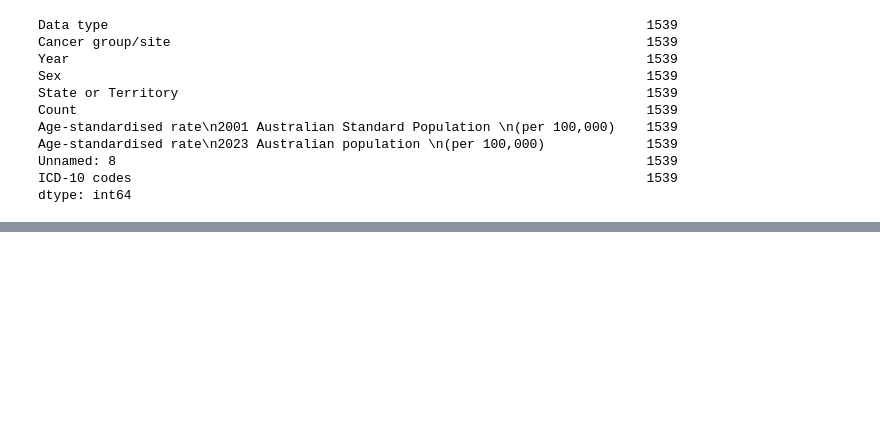
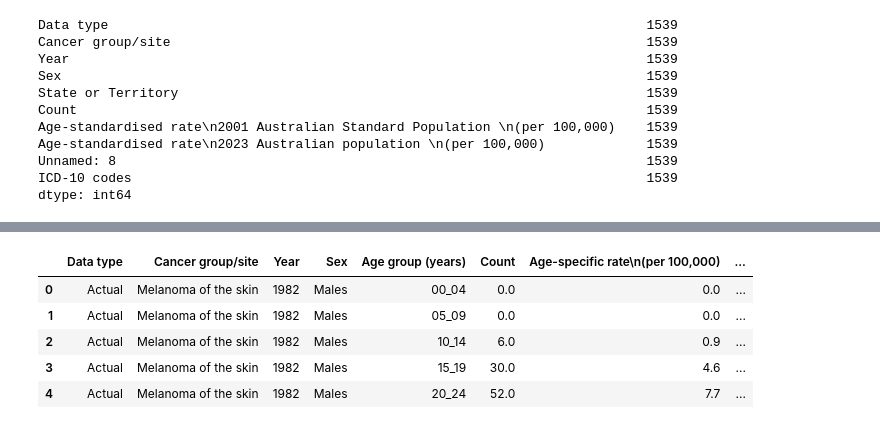
Before and after one commit to pkrachakonda/Project4---Skin-Cancer-Classification-using-Deep-Learning, a Jupyter notebook: Lakna/Data Cleaning.ipynb, the cells around one changed output, grey strips where cells are left out. Saved outputs shown, nothing was run; the diff lists cells and outputs as text; code cells hidden in the pictures; blank space fills up the shorter version.

```diff
--- a/Lakna/Data Cleaning.ipynb
+++ b/Lakna/Data Cleaning.ipynb
@@ -98,0 +281,4 @@ AIHW_df.to_csv('Cleaned Datasets/AIHW_df.csv')
+# %%
+#change data type for year
+AIHW_cancer_incidence_df['Year'] = AIHW_cancer_incidence_df['Year'].astype(int)
+display(AIHW_cancer_incidence_df.dtypes)
@@ -98,0 +303,11 @@ AIHW_df.to_csv('Cleaned Datasets/AIHW_df.csv')
+# %%
+AIHW_cancer_incidence_df['Age group (years)'] = AIHW_cancer_incidence_df['Age group (years)'].str.replace('–', '_')
+# %%
+AIHW_cancer_incidence_df.head()
+# %% [output]
+|  | Data type | Cancer group/site | Year | Sex | Age group (years) | Count | Age-specific rate\n(per 100,000) | ... |
+| 0 | Actual | Melanoma of the skin | 1982 | Males | 00_04 | 0.0 | 0.0 | ... |
+| 1 | Actual | Melanoma of the skin | 1982 | Males | 05_09 | 0.0 | 0.0 | ... |
+| 2 | Actual | Melanoma of the skin | 1982 | Males | 10_14 | 6.0 | 0.9 | ... |
+| 3 | Actual | Melanoma of the skin | 1982 | Males | 15_19 | 30.0 | 4.6 | ... |
+| 4 | Actual | Melanoma of the skin | 1982 | Males | 20_24 | 52.0 | 7.7 | ... |
```
Also changed, not shown: parts of 32 cells of this notebook, 12 other files.
